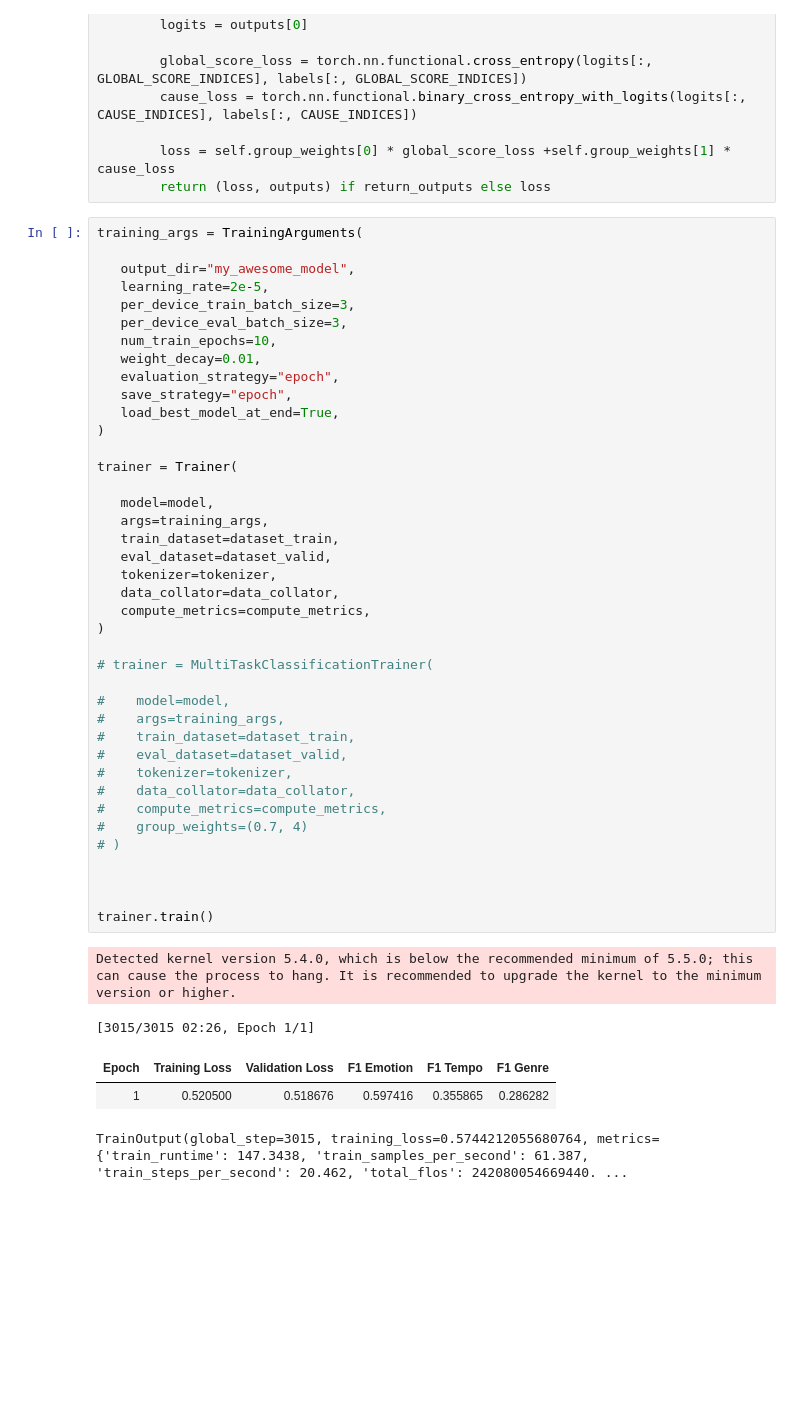
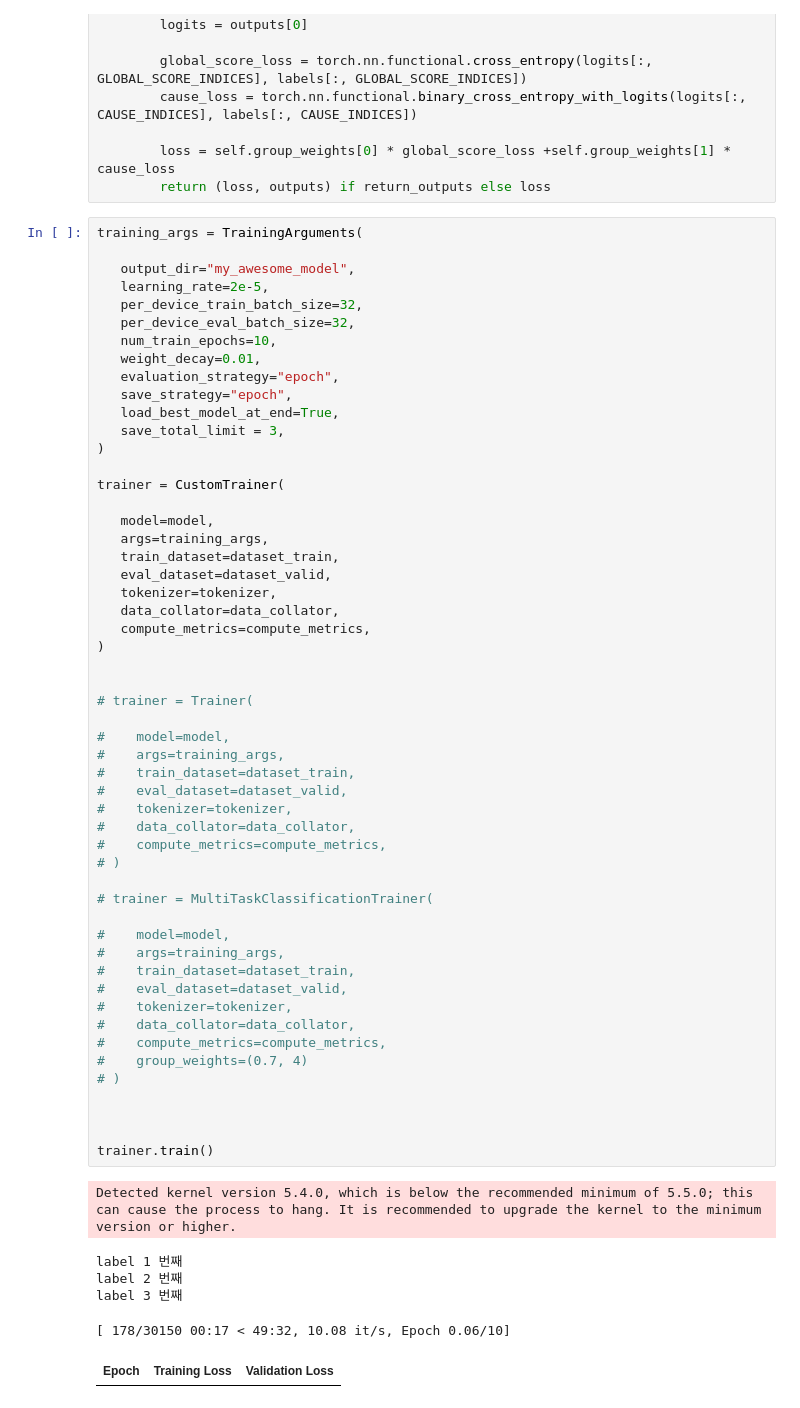
Before and after one commit to SangGank/LEVEL3, a Jupyter notebook: front_model.ipynb, the cells around one changed output. Drawn from its saved outputs; the diff is of its cells as text; blank space fills up the shorter version.

```diff
--- a/front_model.ipynb
+++ b/front_model.ipynb
@@ -195,44 +200,58 @@ training_args = TrainingArguments(
 
    output_dir="my_awesome_model",
    learning_rate=2e-5,
-   per_device_train_batch_size=3,
-   per_device_eval_batch_size=3,
+   per_device_train_batch_size=32,
+   per_device_eval_batch_size=32,
    num_train_epochs=10,
    weight_decay=0.01,
    evaluation_strategy="epoch",
    save_strategy="epoch",
    load_best_model_at_end=True,
+   save_total_limit = 3,
 )
 
-trainer = Trainer(
+trainer = CustomTrainer(
 
    model=model,
    args=training_args,
    train_dataset=dataset_train,
    eval_dataset=dataset_valid,
    tokenizer=tokenizer,
    data_collator=data_collator,
    compute_metrics=compute_metrics,
 )
+
+
+# trainer = Trainer(
+
+#    model=model,
+#    args=training_args,
+#    train_dataset=dataset_train,
+#    eval_dataset=dataset_valid,
+#    tokenizer=tokenizer,
+#    data_collator=data_collator,
+#    compute_metrics=compute_metrics,
+# )
 
 # trainer = MultiTaskClassificationTrainer(
 
 #    model=model,
 #    args=training_args,
 #    train_dataset=dataset_train,
 #    eval_dataset=dataset_valid,
 #    tokenizer=tokenizer,
 #    data_collator=data_collator,
 #    compute_metrics=compute_metrics,
 #    group_weights=(0.7, 4)
 # )
 
 
 
 trainer.train()
 # %% [output]
 Detected kernel version 5.4.0, which is below the recommended minimum of 5.5.0; this can cause the process to hang. It is recommended to upgrade the kernel to the minimum version or higher.
-[3015/3015 02:26, Epoch 1/1]
+label 1 번째
+label 2 번째
+label 3 번째
+[ 178/30150 00:17 < 49:32, 10.08 it/s, Epoch 0.06/10]
-| Epoch | Training Loss | Validation Loss | F1 Emotion | F1 Tempo | F1 Genre |
-| 1 | 0.520500 | 0.518676 | 0.597416 | 0.355865 | 0.286282 |
+| Epoch | Training Loss | Validation Loss |
-TrainOutput(global_step=3015, training_loss=0.5744212055680764, metrics={'train_runtime': 147.3438, 'train_samples_per_second': 61.387, 'train_steps_per_second': 20.462, 'total_flos': 242080054669440. ...
```
Also changed, not shown: parts of 3 cells of this notebook, 3 other files.
